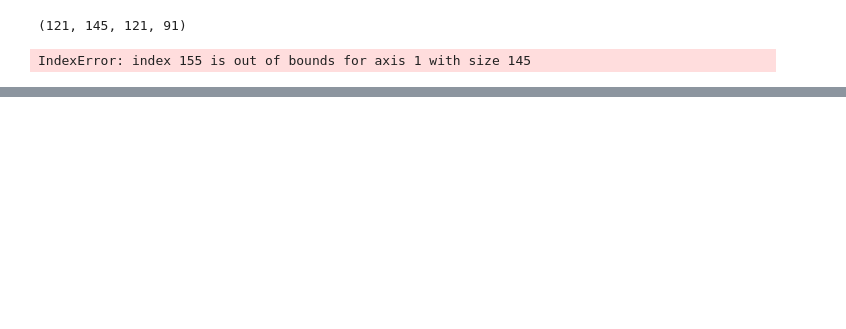
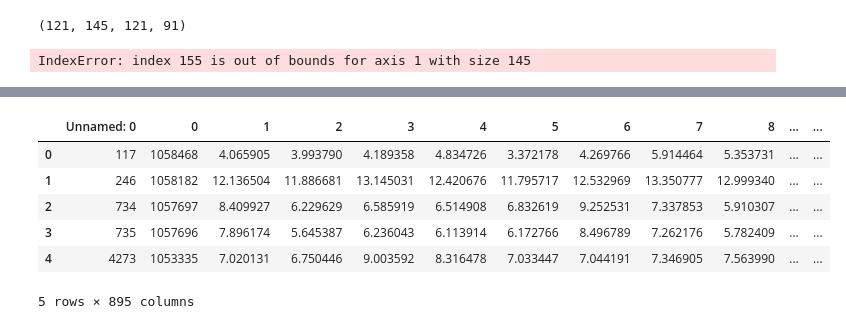
Before and after one commit to illdopejake/hack_projects, a Jupyter notebook: ABA_code.ipynb, the cells around one changed output, grey strips where cells are left out. Drawn from its saved outputs; the diff is of its cells as text; code cells hidden in the pictures; blank space fills up the shorter version.

```diff
--- a/ABA_code.ipynb
+++ b/ABA_code.ipynb
@@ -486,0 +707,4 @@ TypeError: __getitem__() takes 1 positional argument but 2 were given
+# %%
+dsheets = sorted(glob('/Users/jakevogel/Science/AHBA/hit_xp*.csv'))
+csheets = sorted(glob('/Users/jakevogel/Science/AHBA/*coords.csv'))
+list(zip(donors,csheets))
@@ -486,0 +724,10 @@ TypeError: __getitem__() takes 1 positional argument but 2 were given
+# %%
+pandas.read_csv(dsheets[0]).head()
+# %% [output]
+|  | Unnamed: 0 | 0 | 1 | 2 | 3 | 4 | 5 | 6 | 7 | 8 | ... | ... |
+| 0 | 117 | 1058468 | 4.065905 | 3.993790 | 4.189358 | 4.834726 | 3.372178 | 4.269766 | 5.914464 | 5.353731 | ... | ... |
+| 1 | 246 | 1058182 | 12.136504 | 11.886681 | 13.145031 | 12.420676 | 11.795717 | 12.532969 | 13.350777 | 12.999340 | ... | ... |
+| 2 | 734 | 1057697 | 8.409927 | 6.229629 | 6.585919 | 6.514908 | 6.832619 | 9.252531 | 7.337853 | 5.910307 | ... | ... |
+| 3 | 735 | 1057696 | 7.896174 | 5.645387 | 6.236043 | 6.113914 | 6.172766 | 8.496789 | 7.262176 | 5.782409 | ... | ... |
+| 4 | 4273 | 1053335 | 7.020131 | 6.750446 | 9.003592 | 8.316478 | 7.033447 | 7.044191 | 7.346905 | 7.563990 | ... | ... |
+5 rows × 895 columns
```
Also changed, not shown: parts of 44 cells of this notebook, 1 other file.
